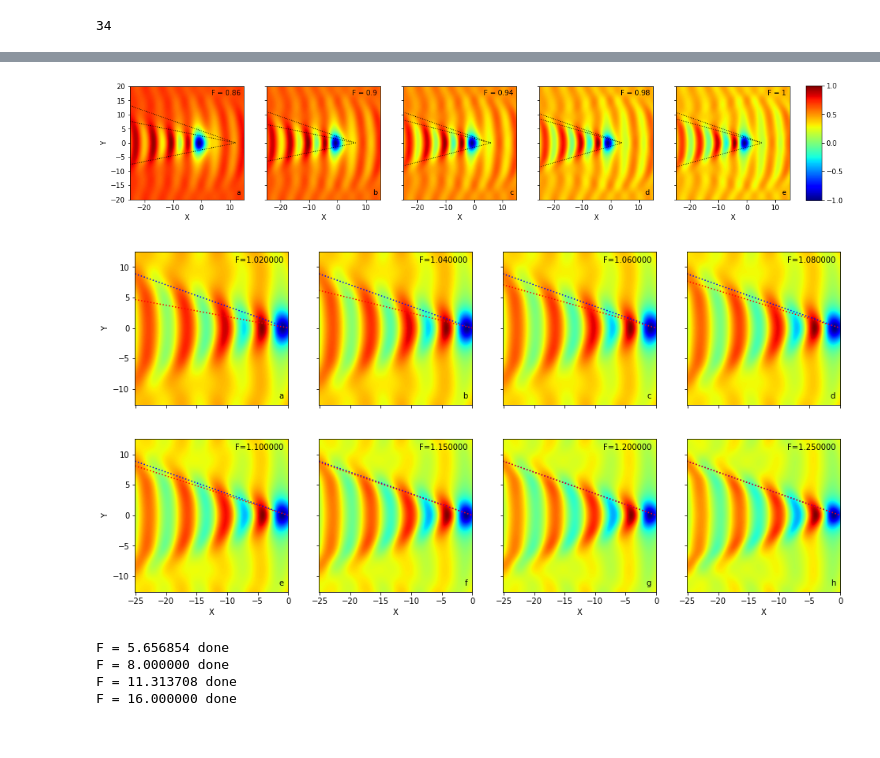
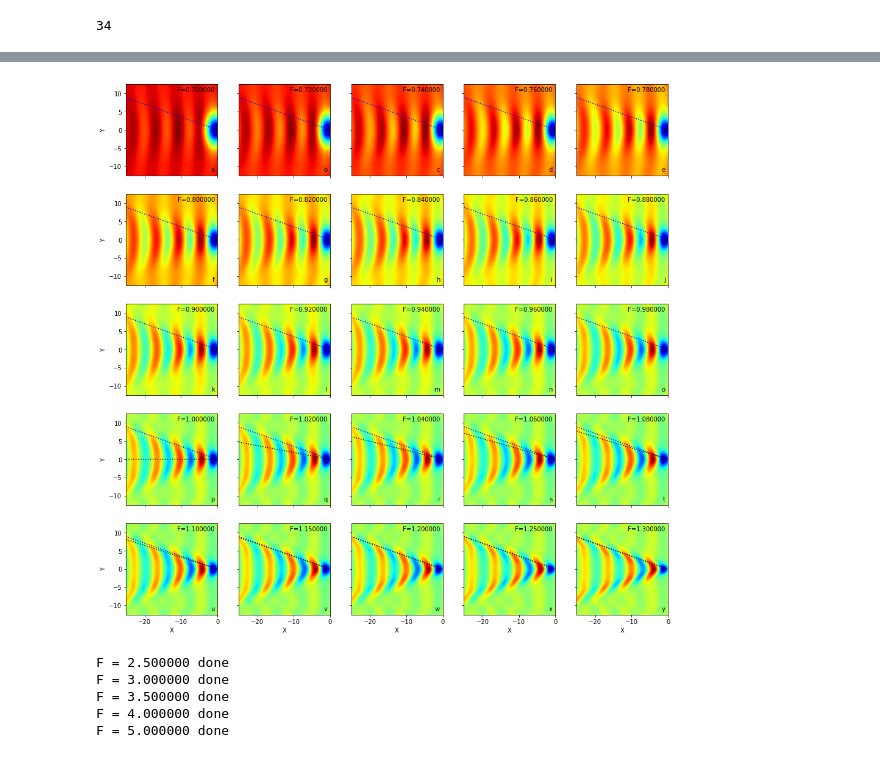
Before and after one commit to jcolen/kelvinmach, a Jupyter notebook: challenging_kelvin/GaussianPressureAnalysis.ipynb, the cells around one changed output, grey strips where cells are left out. Saved outputs shown, nothing was run; the diff lists cells and outputs as text; code cells hidden in the pictures.

Commit message:
Parametric Plots

```diff
--- a/challenging_kelvin/GaussianPressureAnalysis.ipynb
+++ b/challenging_kelvin/GaussianPressureAnalysis.ipynb
@@ -7,7 +7,7 @@ plt.rcParams['figure.facecolor'] = 'white'
 # %%
 def phi_in_gaussian(kx, ky, F4, l):
     k = np.sqrt(kx * kx + ky * ky)
-    return np.exp(-k*k / F4) / ((kx + l*1.0j) * (kx + l*1.0j) - k)
+    return k * np.exp(-k*k / F4) / ((kx + l*1.0j) * (kx + l*1.0j) - k)
 
 def calculate_wake(F, l=0.002, kmax=64, d=0.03125):
     k = np.arange(-kmax, kmax+d, d)
@@ -46,7 +46,7 @@ def draw_wake_plot(ax, x, phi, bound=None, scale=False):
         toshow = phi
     if scale:
         toshow -= avg
-        toshow = toshow / (ubound - lbound)
+        toshow = toshow / (ubound - lbound) * 2
         img = plt.imshow(toshow, extent=[-r, r, -r, r], \
                          interpolation='gaussian',
                          vmin=-1, vmax=1)
@@ -288,61 +300,13 @@ Slope = -0.277778        X-Intercept = 5.450732
-# %%
-fig = plt.figure(figsize=(16, 4))
-fl1s = np.round(np.array([0.86, 0.90, 0.94, 0.98, 1.0]), 2)
-slps = [slopes[0], slopes[2], slopes[4], slopes[6], slopes[7]]
-xnts = [xints[0], xints[2], xints[4], xints[6], xints[7]]
-xbounds = [-25, 15]
-ybounds = [-20, 20]
-axs, imgs = None, None
-label = 'a'
-npx = 5
-for i in range(npx):
-    ax = fig.add_subplot(1, npx, i + 1)
-    ind = np.where(froudes==fl1s[i])[0][0]
-    ax.set_xlim(xbounds)
-    ax.set_ylim(ybounds)
-    ax.text(0.97, 0.97, r'F = %.2g' % fl1s[i], transform=ax.transAxes,
-                horizontalalignment='right',
-                verticalalignment='top')
-    ax.text(0.97, 0.03, label, transform=ax.transAxes,
-                horizontalalignment='right',
-                verticalalignment='bottom')
-    label = chr(ord(label) + 1)
-    img = draw_wake_plot(ax, xvals[ind], phis[ind], scale=False)
-
-    draw_slope_xint(ax, slps[i], xnts[i], xbounds[0], full=True)
-    draw_slope_xint(ax, -1./np.sqrt(8), xnts[i], xbounds[0])
-
-    ax.set_xlabel('X')
-    if i == 0:
-        ax.set_ylabel('Y')
-    else:
-        #Clear tick labels
-        nlbls = len(ax.get_yticklabels())
-        ax.set_yticklabels([''] * nlbls)
-    axs = ax
-    imgs = img
-
-#Add colorbars
-fig.subplots_adjust(right=0.95)
-bb = axs.get_position().bounds
-cbar_ax = fig.add_axes([0.97, bb[1]+0.09, 0.02, bb[3]-0.18])
-fig.colorbar(imgs, cax=cbar_ax, ticks=[-1, -0.5, 0, 0.5, 1.0])
-
-plt.show()
-# %% [output]
-[figure, removed]
 # %%
-fig = plt.figure(figsize=(16, 8))
-mask = np.logical_and(froudes > 1, froudes <= 1.25)
-create_large_figure(fig, xvals[mask], phis[mask], froudes[mask],
-                    2, 4, kelvin=True, inner=True)
+fig = plt.figure(figsize=(16, 16))
+create_large_figure(fig, xvals, phis, froudes,
+                    5, 5, kelvin=True, inner=True)
 plt.show()
 # %% [output]
-[figure, old version]
+[figure, new version]
 # %%
-#fins = [4*np.sqrt(2), 8, 8*np.sqrt(2), 16]
-fins = [5, 8, 12, 16]
-kmaxs = [256, 256, 256, 512]
+fins = [2.5, 3, 3.5, 4, 5]
+kmaxs = [256, 256, 256, 256, 256]
 nins = len(fins)
 pins = []
 xins = []
@@ -352,7 +316,8 @@ for f, k in zip(fins, kmaxs):
     pins.append(np.real(p))
     print('F = %f done' % f)
 # %% [output]
-F = 5.656854 done
-F = 8.000000 done
-F = 11.313708 done
-F = 16.000000 done
+F = 2.500000 done
+F = 3.000000 done
+F = 3.500000 done
+F = 4.000000 done
+F = 5.000000 done
```
Also changed, not shown: parts of 6 cells of this notebook, 3 other files.
